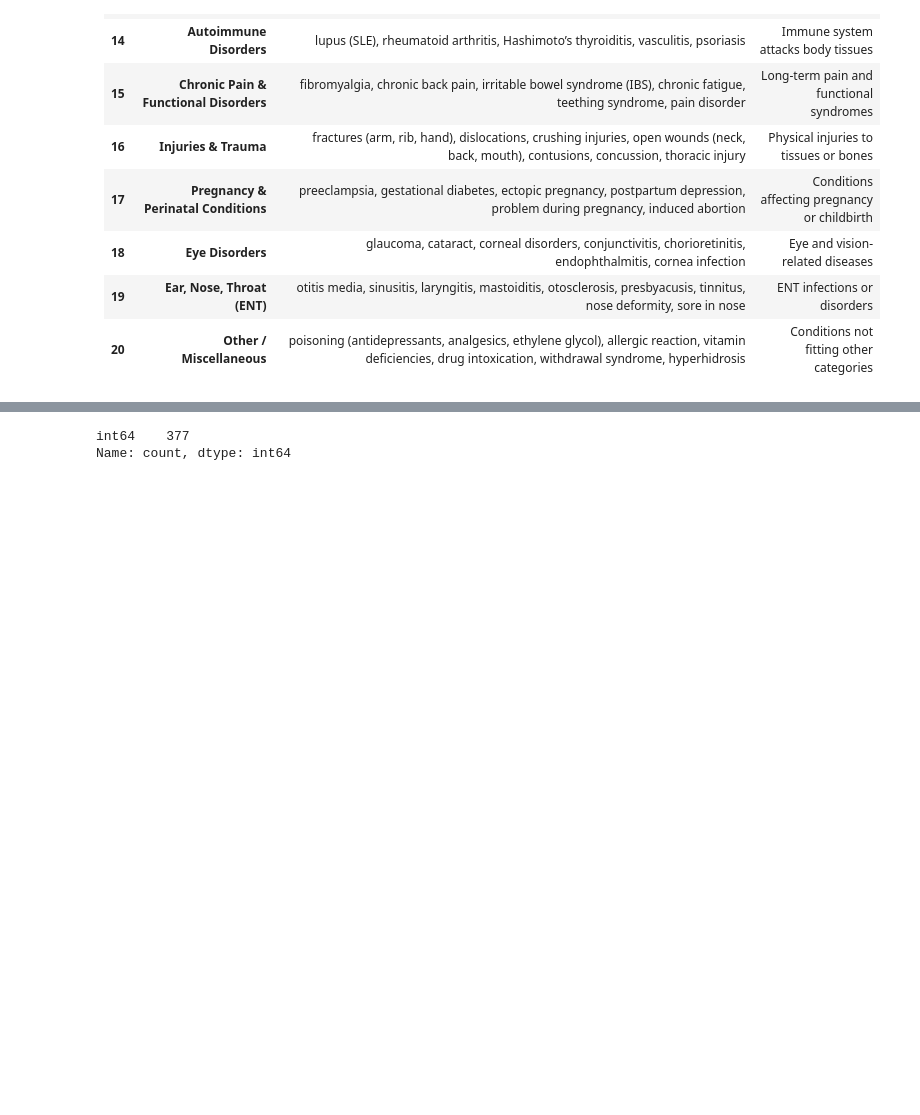
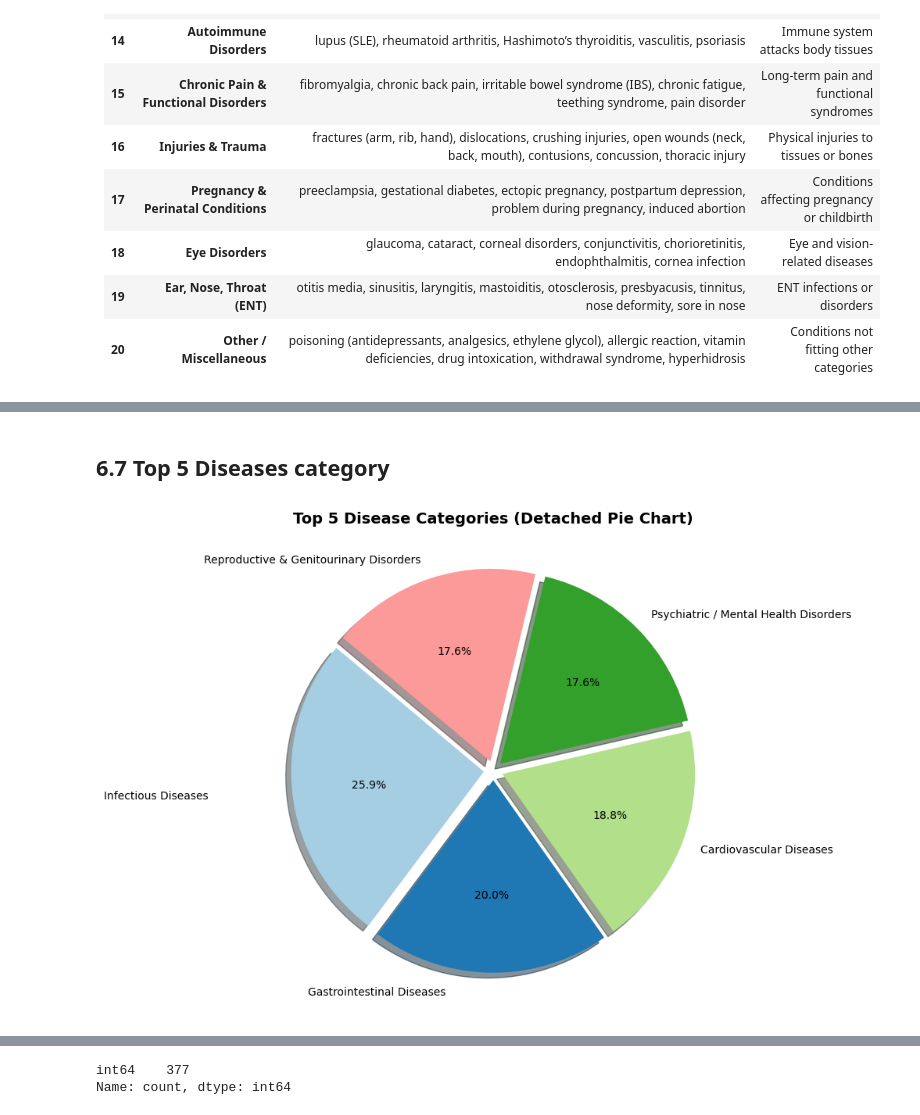
Before and after one commit to Rosette-Matoke/Group7_Capstone_Project, a Jupyter notebook: project (1).ipynb, the cells around one changed output, grey strips where cells are left out. Drawn from its saved outputs; the diff is of its cells as text; code cells hidden in the pictures; blank space fills up the shorter version.

```diff
--- a/project (1).ipynb
+++ b/project (1).ipynb
@@ -432,0 +520,35 @@ df['diseases'].unique().tolist()
+# %% [markdown]
+## 6.7 Top 5  Diseases category
+# %%
+def plot_detached_pie(Categories, top_n=5):
+    """
+    Plots a detached (exploded) pie chart for the top N disease categories.
+    """
+
+    if 'Disease_Count' not in Categories.columns:
+        Categories['Disease_Count'] = Categories['Diseases'].apply(lambda x: len(str(x).split(',')))
+
+
+    top_df = Categories.sort_values(by='Disease_Count', ascending=False).head(top_n)
+
+    # Detach each slice slightly
+    explode = [0.05] * len(top_df)
+
+    # Plot pie chart
+    plt.figure(figsize=(8,8))
+    plt.pie(
+        top_df['Disease_Count'],
+        labels=top_df['Category'],
+        autopct='%1.1f%%',
+        startangle=140,
+        colors=plt.cm.Paired.colors,
+        explode=explode,
+        shadow=True
+    )
+    plt.title(f"Top {top_n} Disease Categories (Detached Pie Chart)", fontsize=14, fontweight='bold')
+    plt.show()
+
+
+plot_detached_pie(Categories, top_n=5)
+# %% [output]
+[figure, added]
```
Also changed, not shown: parts of 75 cells of this notebook.
